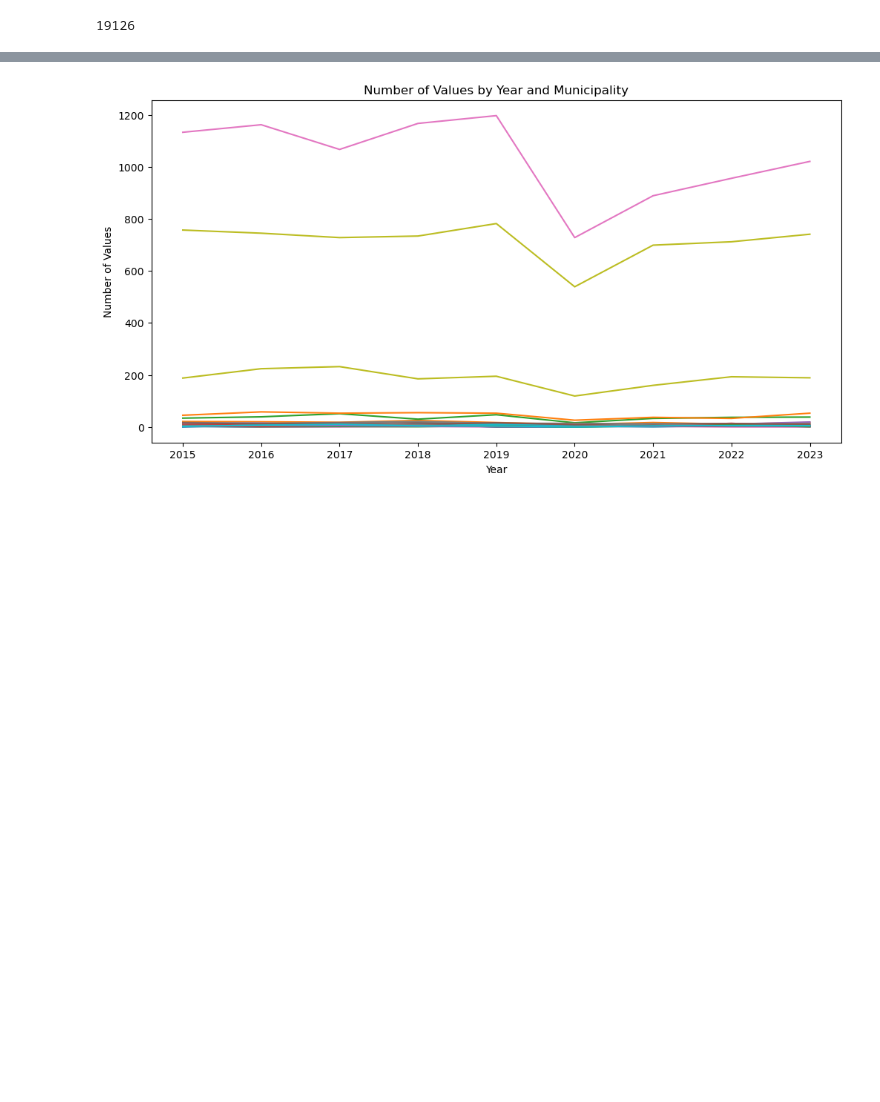
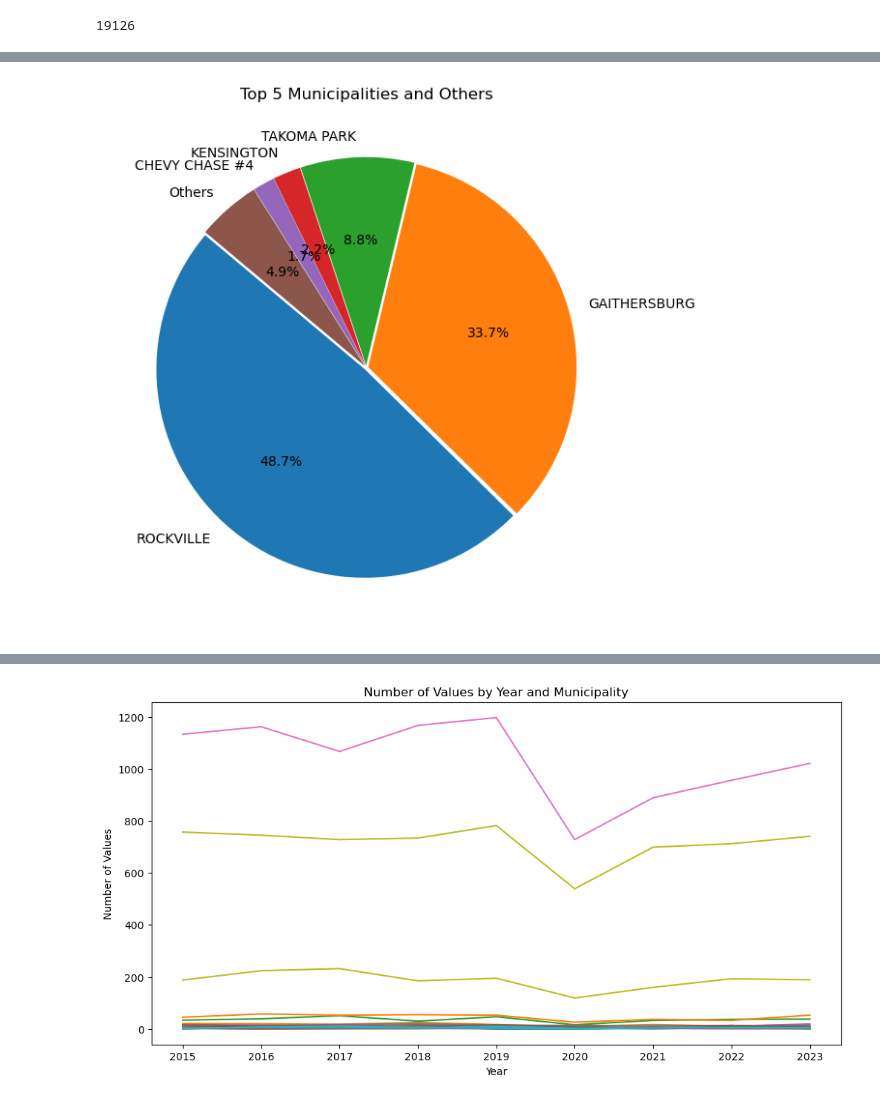
Before and after one commit to Sunjy0827/Columbia_Engineering_Data_Analytics_Project_1, a Jupyter notebook: Project I.ipynb, the cells around one changed output, grey strips where cells are left out. Saved outputs shown, nothing was run; the diff lists cells and outputs as text; code cells hidden in the pictures; blank space fills up the shorter version.

```diff
--- a/Project I.ipynb
+++ b/Project I.ipynb
@@ -85,0 +95,33 @@ reduced_car_crash_df.head()
+# %%
+# Plot Pie Chart
+
+grouped_df1 = (
+    reduced_car_crash_df
+    .groupby("Municipality")
+    .size()
+    .reset_index(name='num_of_accident')
+    .sort_values(by="num_of_accident", ascending=False)
+    .reset_index(drop=True)
+)
+
+# Calculate the top 5 and the sum of the rest
+top_5 = grouped_df1.head(5)
+others_count = grouped_df1.iloc[5:]['num_of_accident'].sum()
+
+# Create a DataFrame for "Others"
+others = pd.DataFrame({'Municipality': ['Others'], 'num_of_accident': [others_count]})
+
+# Concatenate the top 5 with the "Others" row
+top_5 = pd.concat([top_5, others], ignore_index=True)
+
+# Plotting
+labels = top_5["Municipality"]
+sizes = top_5["num_of_accident"]
+explode = [0.01] * len(top_5)  # Explode all slices slightly
+
+plt.figure(figsize=(10, 7))
+plt.pie(sizes, autopct="%1.1f%%", labels=labels, explode=explode, startangle=140)
+plt.title('Top 5 Municipalities and Others')
+plt.show()
+# %% [output]
+[figure, added]
```
Also changed, not shown: parts of 22 cells of this notebook.
